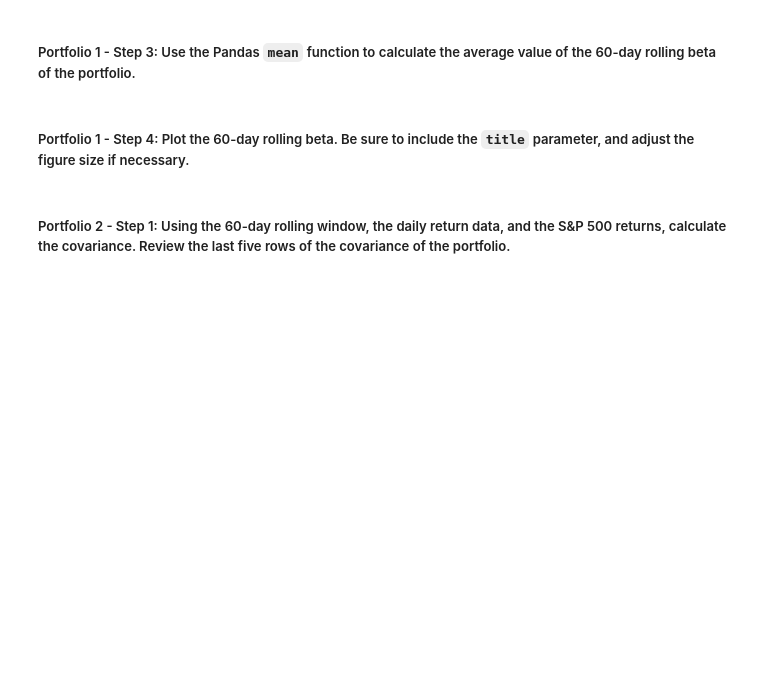
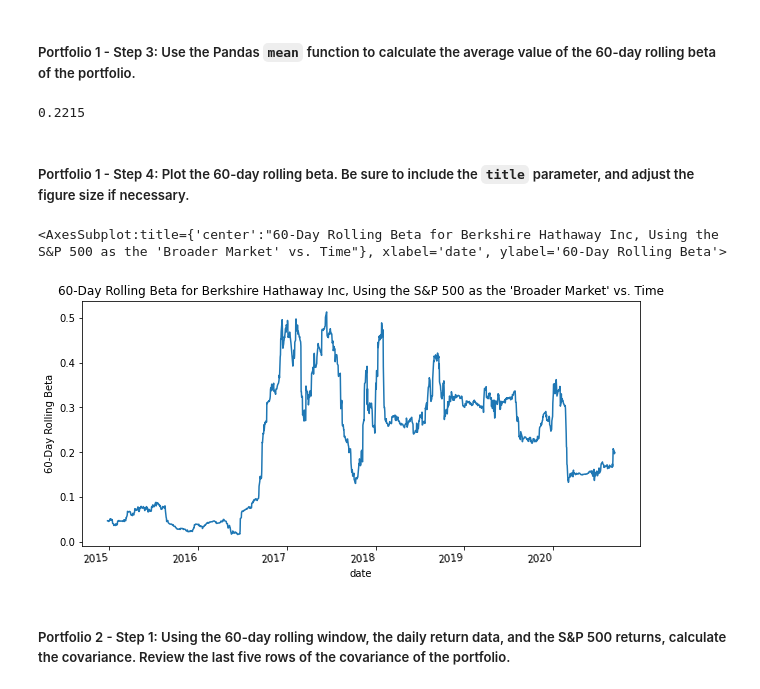
Before and after one commit to Noah-Saleh/4th_Challenge, a Jupyter notebook: risk_return_analysis/risk_return_analysis.ipynb, the cells around one changed output. Cells and saved outputs as stored; diff of their text form; code cells hidden in the pictures; blank space fills up the shorter version.

```diff
--- a/risk_return_analysis/risk_return_analysis.ipynb
+++ b/risk_return_analysis/risk_return_analysis.ipynb
@@ -457,3 +457,5 @@ Your analysis is nearing completion. Now, you need to evaluate how the portfolio
 # %%
 # Calculate the variance of the S&P 500 using a rolling 60-day window.
 # YOUR CODE HERE
+sp500_rolling_60_var = daily_returns["S&P 500"].rolling(window=60).var()
+sp500_rolling_60_var.tail()
@@ -475,0 +482,28 @@ Your analysis is nearing completion. Now, you need to evaluate how the portfolio
+# %%
+# Calculate the covariance using a 60-day rolling window
+# Review the last five rows of the covariance data
+# YOUR CODE HERE
+
+
+# bhi_rolling_60_cov = daily_returns['BERKSHIRE HATHAWAY INC'].rolling(window=60).cov(daily_returns['S&P 500'].rolling(window=60))
+
+# bhi_rolling_60_cov.tail()
+
+
+
+# daily_returns['BERKSHIRE HATHAWAY INC'].rolling(window=60).np.cov(daily_returns['S&P 500'].rolling(window=60))
+
+# np.cov(daily_returns['BERKSHIRE HATHAWAY INC'].rolling(window=60),(daily_returns['S&P 500'].rolling(window=60)))
+
+
+
+# a = daily_returns['BERKSHIRE HATHAWAY INC']
+
+# b = daily_returns['S&P 500']
+# np.cov(a,b)
+
+#^^^some past failed attempts
+
+
+bhi_rolling_60_cov = daily_returns['BERKSHIRE HATHAWAY INC'].rolling(window=60).cov(daily_returns['S&P 500'])
+bhi_rolling_60_cov.tail()
@@ -479,3 +521,6 @@ Your analysis is nearing completion. Now, you need to evaluate how the portfolio
 # Calculate the beta based on the 60-day rolling covariance compared to the market (S&P 500)
 # Review the last five rows of the beta information
 # YOUR CODE HERE
+
+bhi_rolling_60_beta = bhi_rolling_60_cov / sp500_rolling_60_var
+bhi_rolling_60_beta.tail()
@@ -484,12 +537,26 @@ Your analysis is nearing completion. Now, you need to evaluate how the portfolio
 # %%
 # Calculate the average of the 60-day rolling beta
 # YOUR CODE HERE
+
+round(bhi_rolling_60_beta.mean(),4)
+# %% [output]
+0.2215
 # %% [markdown]
 ##### Portfolio 1 - Step 4: Plot the 60-day rolling beta. Be sure to include the `title` parameter, and adjust the figure size if necessary.
 # %%
 # Plot the rolling beta
 # Include a title parameter and adjust the figure size
 # YOUR CODE HERE
+
+bhi_rolling_60_beta.plot(
+                   title   = "60-Day Rolling Beta for Berkshire Hathaway Inc, Using the S&P 500 as the 'Broader Market' vs. Time",
+                   figsize = (10,5),
+                   ylabel  = "60-Day Rolling Beta",
+                   rot     = 5
+                  )
+# %% [output]
+<AxesSubplot:title={'center':"60-Day Rolling Beta for Berkshire Hathaway Inc, Using the S&P 500 as the 'Broader Market' vs. Time"}, xlabel='date', ylabel='60-Day Rolling Beta'>
+[figure, added]
 # %% [markdown]
 ##### Portfolio 2 - Step 1: Using the 60-day rolling window, the daily return data, and the S&P 500 returns, calculate the covariance. Review the last five rows of the covariance of the portfolio.
 # %%
```
Also changed, not shown: parts of 12 cells of this notebook, 1 other file.
